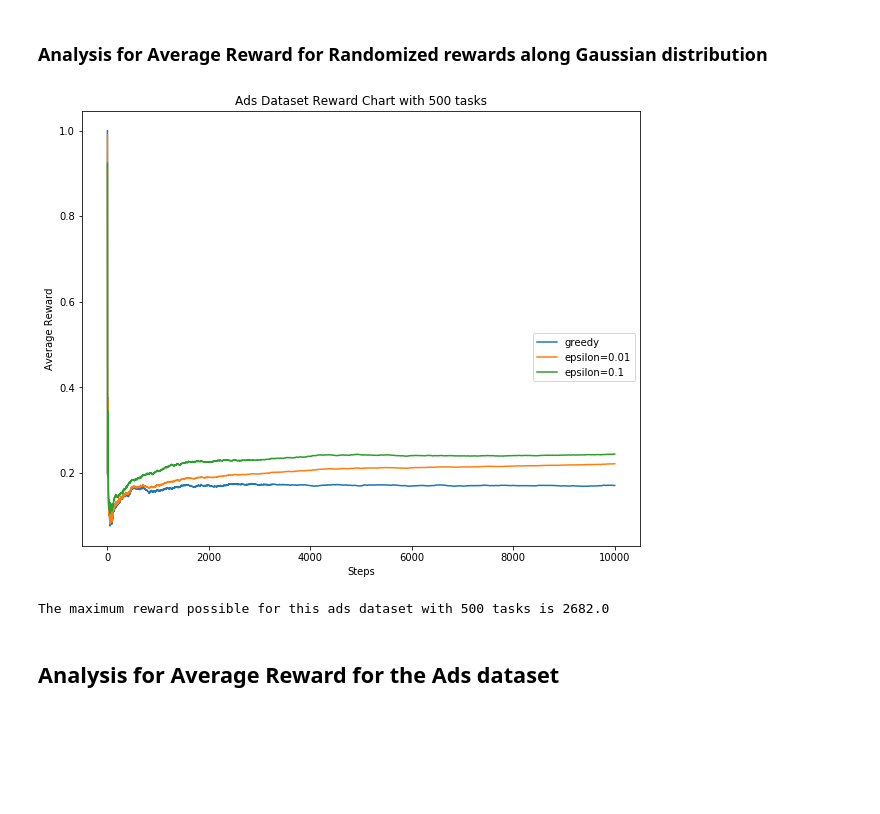
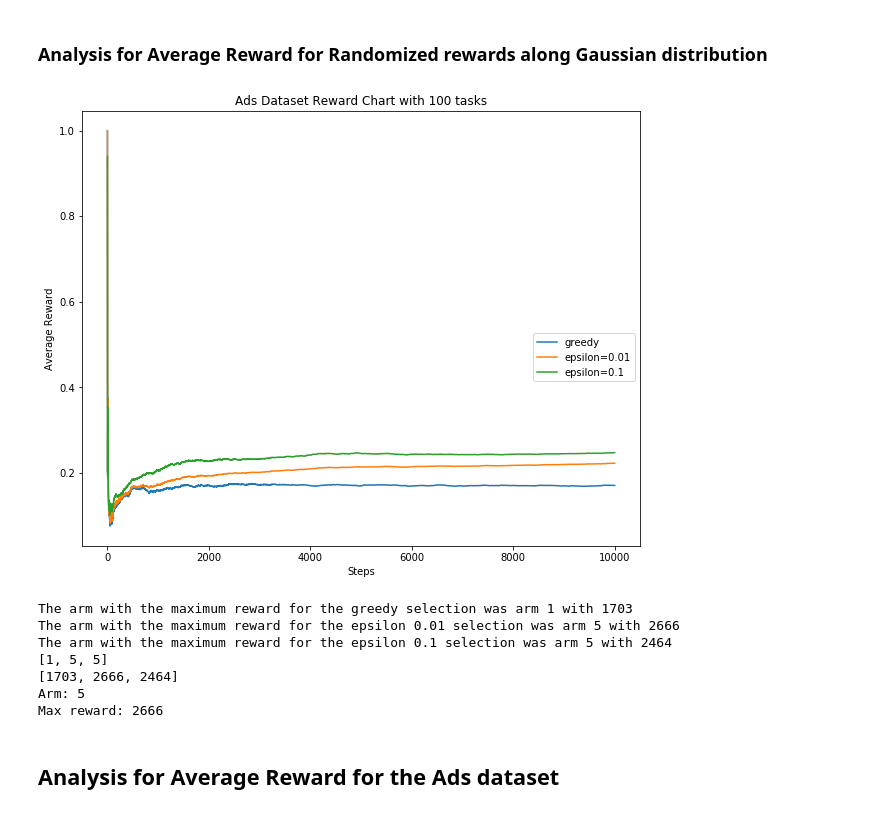
Before and after one commit to FreedomEclipse/multiArmedBandit, a Jupyter notebook: mabandit.ipynb, the cells around one changed output. Drawn from its saved outputs; the diff is of its cells as text; code cells hidden in the pictures; blank space fills up the shorter version.

```diff
--- a/mabandit.ipynb
+++ b/mabandit.ipynb
@@ -118,13 +186,40 @@ The maximum reward possible for this randomized version with 2000 tasks is 20764
 # %% [markdown]
 ### Analysis for Average Reward for Randomized rewards along Gaussian distribution
-# %%
-# Ads dataset
-ads = pd.read_csv('Ads_Optimisation.csv')
-atasks = 500
-max_r = executeLearning(len(ads.columns), len(ads.index), atasks, ads)
-print(f"\nThe maximum reward possible for this ads dataset with {atasks} tasks is {max_r}")
-# %% [output]
-[figure, removed]
-The maximum reward possible for this ads dataset with 500 tasks is 2682.0
+# %%
+# Ads dataset
+ads = pd.read_csv('Ads_Optimisation.csv')
+atasks = 100
+armrewards = executeLearning(len(ads.columns), len(ads.index), atasks, ads)
+#print(f"\nThe maximum reward possible for this ads dataset with {atasks} tasks is {max_r}")
+
+gmaindex = np.argmax(armrewards[0])
+print(f"\nThe arm with the maximum reward for the greedy selection was arm {gmaindex+1} with {int(armrewards[0][gmaindex])}")
+
+#print(armrewards[1])
+e01maindex = np.argmax(armrewards[1])
+print(f"The arm with the maximum reward for the epsilon 0.01 selection was arm {e01maindex+1} with {int(armrewards[1][e01maindex])}")
+
+#print(armrewards[2])
+e1maindex = np.argmax(armrewards[2])
+print(f"The arm with the maximum reward for the epsilon 0.1 selection was arm {e1maindex+1} with {int(armrewards[2][e1maindex])}")
+
+# Determine the max reward and step that produced it
+maxarms = [gmaindex+1, e01maindex+1, e1maindex+1]
+maxvals = [ int(armrewards[0][gmaindex]), int(armrewards[1][e01maindex]), int(armrewards[2][e1maindex])]
+print(maxarms)
+print(maxvals)
+maxval = max(maxvals)
+maxarm = maxarms[maxvals.index(maxval)]
+print(f"Arm: {maxarm}")
+print(f"Max reward: {maxval}")
+# %% [output]
+[figure, added]
+The arm with the maximum reward for the greedy selection was arm 1 with 1703
+The arm with the maximum reward for the epsilon 0.01 selection was arm 5 with 2666
+The arm with the maximum reward for the epsilon 0.1 selection was arm 5 with 2464
+[1, 5, 5]
+[1703, 2666, 2464]
+Arm: 5
+Max reward: 2666
 # %% [markdown]
 ## Analysis for Average Reward for the Ads dataset
```
Also changed, not shown: parts of 4 cells of this notebook.
